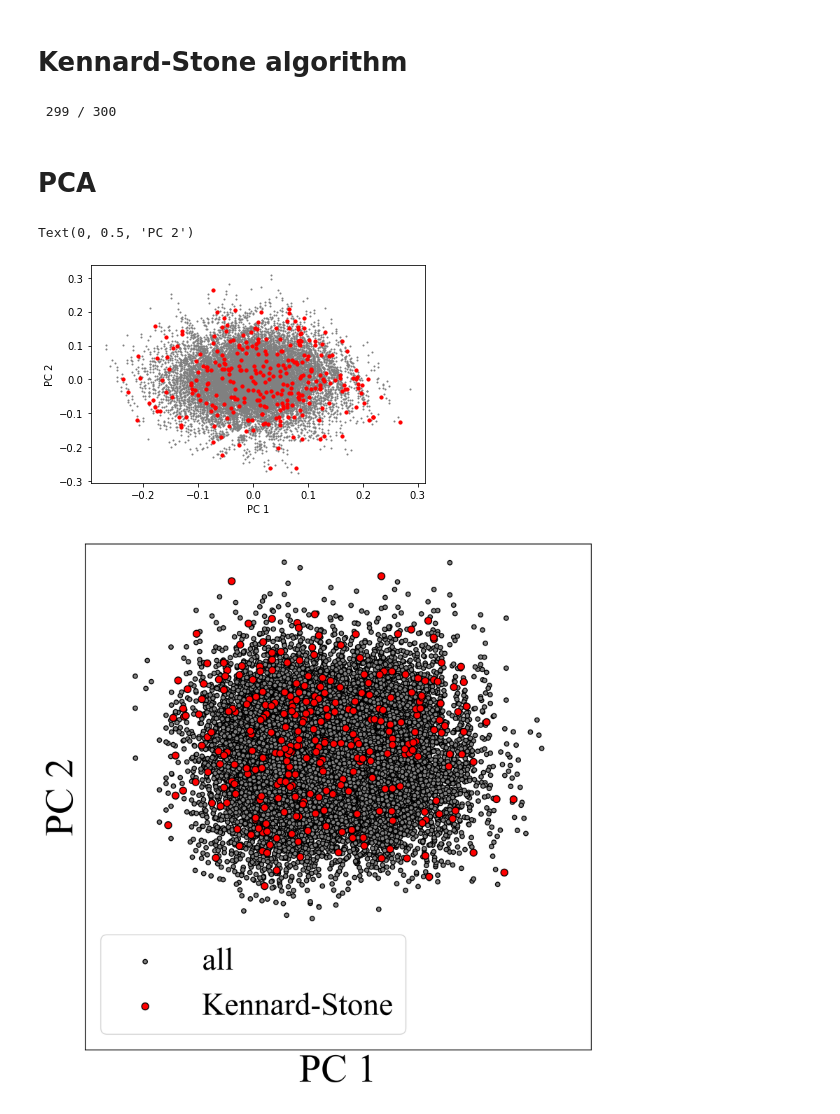
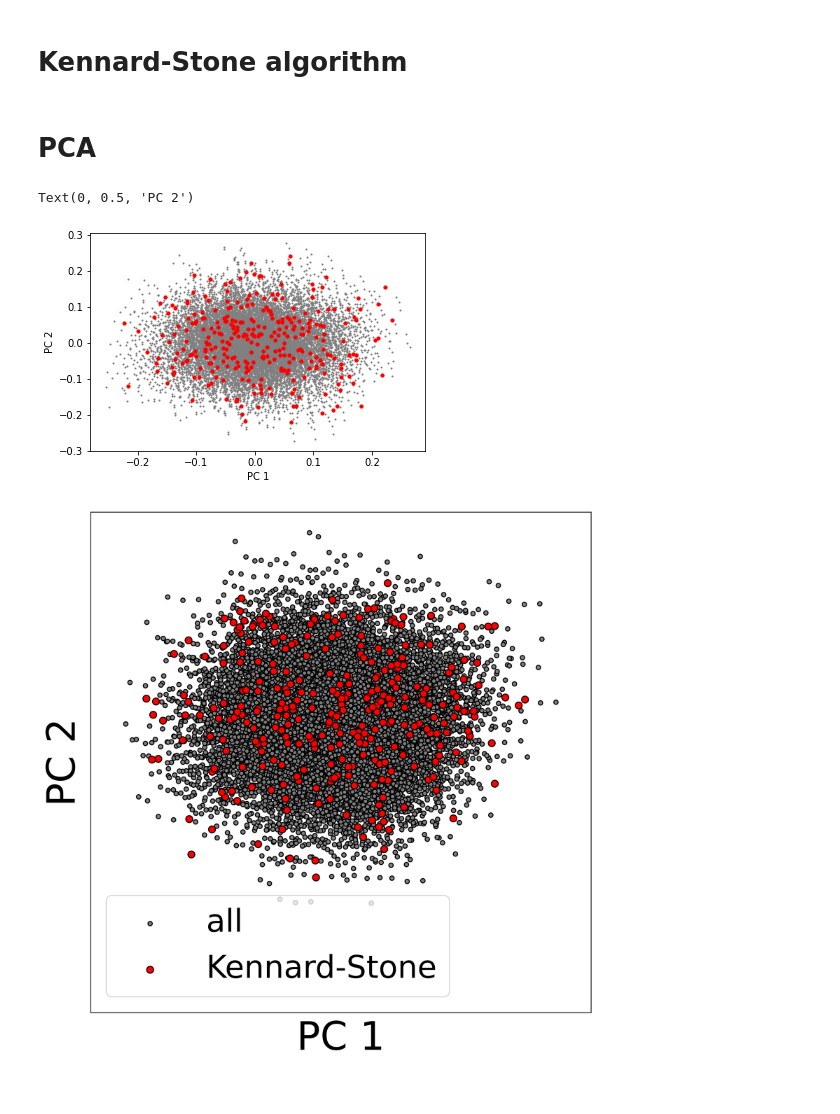
Before and after one commit to Xiangyan93/High-Entropy-Spinel, a Jupyter notebook: notebook/1.Kennard-Stone.ipynb, the cells around one changed output. Saved outputs shown, nothing was run; the diff lists cells and outputs as text; code cells hidden in the pictures.

```diff
--- a/notebook/1.Kennard-Stone.ipynb
+++ b/notebook/1.Kennard-Stone.ipynb
@@ -76,12 +76,20 @@ def kennardstonealgorithm(x_variables, k):
         remaining_sample_numbers = np.delete(remaining_sample_numbers, max_distance_sample_number, 0)
 
     return selected_sample_numbers, remaining_sample_numbers
-# %%
-# n samples are selected using kennard stone algorithm
-n = 300
-train_idx, test_idx = kennardstonealgorithm(X, n)
-# %% [output]
- 299 / 300
+# %%
+# n samples are selected using kennard stone algorithm
+import os
+if os.path.exists('KS.csv'):
+    df = pd.read_csv('KS.csv')
+    df['atom_list'] = df['atom_list'].apply(lambda x: tuple(map(int, x.split(','))))
+    for an, name in atom_dict.items():
+        df[name] = df.atom_list.apply(lambda x: x.count(an) / len(x))
+    X = df[atom_dict.values()]
+    train_idx = df[df.remark=='KS'].index.tolist()
+    test_idx = df[df.remark!='KS'].index.tolist()
+else:
+    n = 500
+    train_idx, test_idx = kennardstonealgorithm(X, n)
 # %% [markdown]
 # PCA
 # %%
@@ -95,7 +103,7 @@ plt.xlabel('PC 1')
 plt.ylabel('PC 2')
 # %% [output]
 Text(0, 0.5, 'PC 2')
-[figure, old version]
+[figure, new version]
 # %%
 import matplotlib.pyplot as plt
 import matplotlib.pylab as pylab
@@ -107,7 +115,7 @@ params = {'legend.fontsize': '%s' % (4. * fs),
           'xtick.labelsize': '%s' % (3.5 * fs),
           'ytick.labelsize': '%s' % (3.5 * fs),
           'font.family': 'serif',
-          'font.serif': 'Times New Roman',
+          'font.serif': 'Calibri',
           'savefig.dpi': 300,
           'figure.dpi': 300,
           }
@@ -145,31 +153,31 @@ def plotxy(ax, X, Y, size=1.0, color=None, square=False, xlabel=None,
     if xlabel is not None:
         ax.set_xlabel(xlabel)
     if ylabel is not None:
         ax.set_ylabel(ylabel)
     ax.tick_params()
     ax.set_xlim(lx - dx * 0.01, ux + dx * 0.01)
     ax.set_ylim(ly - dy * 0.01, uy + dy * 0.01)
     return lx - dx * 0.01, ux + dx * 0.01, dx * 1.02, ly - dy * 0.01, uy + dy * 0.01, dy * 1.02
 
 import pandas as pd
 from sklearn.decomposition import PCA
 pca = PCA(n_components=2).fit(X)
 X1 = pca.transform(X)
 df2 = pd.read_csv('../data/case1/sample3.csv')
 df2.atom_list = df2.atom_list.apply(lambda x: list(map(int, x.split(','))))
 for an, name in atom_dict.items():
     df2[name] = df2.atom_list.apply(lambda x: x.count(an) / len(x))
 X2 = pca.transform(df2[atom_dict.values()])
 
 l, u, d, _, _, _ = plotxy(ax, X1[:, 0], X1[:, 1], square=False, size=20, color='gray', label='all')
 _, _, _, _, _, _ = plotxy(ax, X2[:, 0], X2[:, 1], square=False, size=50, color='red', label='Kennard-Stone')
 ax.set_xlim(-0.3, 0.32)
 ax.set_ylim(-0.45, 0.32)
 ax.set_xlabel('PC 1')
 ax.set_ylabel('PC 2')
 ax.set_xticks([])
 ax.set_yticks([])
 ax.legend()
 plt.savefig('figure_PCA.png')
 # %% [output]
-[figure, old version]
+[figure, new version]
```
Also changed, not shown: 6 other files.
